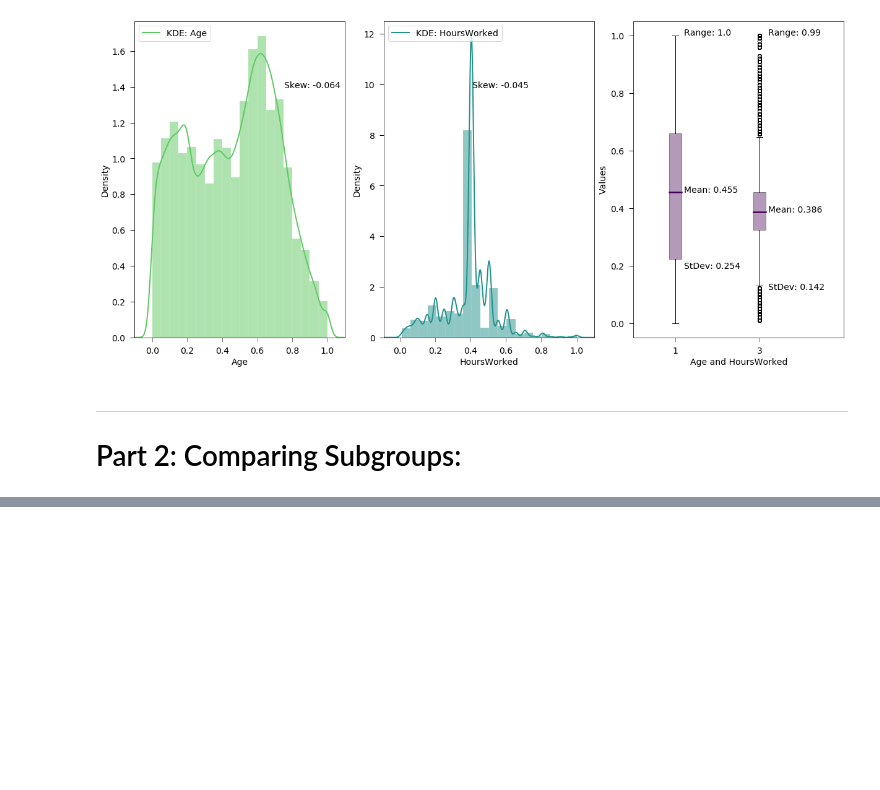
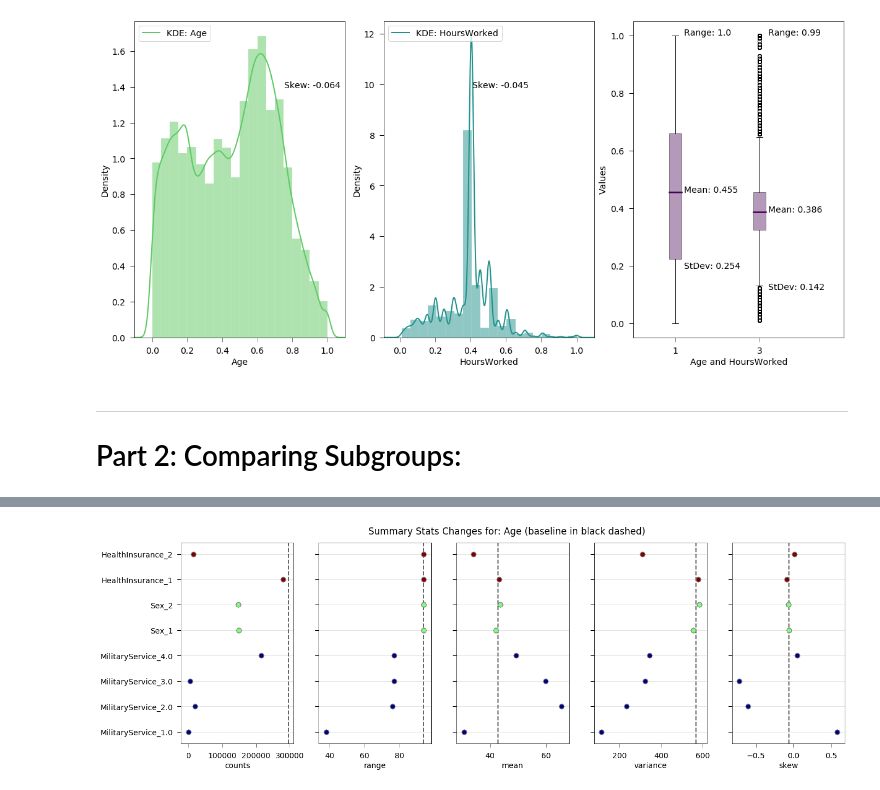
Before and after one commit to MTabbutt/SubGroupExplorerTool_DataViz_CS765, a Jupyter notebook: ToolDev_Exploration.ipynb, the cells around one changed output, grey strips where cells are left out. Drawn from its saved outputs; the diff is of its cells as text; code cells hidden in the pictures; blank space fills up the shorter version.

```diff
--- a/ToolDev_Exploration.ipynb
+++ b/ToolDev_Exploration.ipynb
@@ -344,0 +313,3 @@ cm.get_cmap('viridis', len(categories))(1/len(categories)*4)
+# %%
+subgroupMatrix = census_data.getSubGroupsMatrix(df_subset, ['MilitaryService', 'Sex', 'HealthInsurance'], "Age")
+subgroupMatrix
@@ -344,0 +323,4 @@ cm.get_cmap('viridis', len(categories))(1/len(categories)*4)
+# %%
+census_data.plotSubGroupMatrix("Age", ['MilitaryService', 'Sex', 'HealthInsurance'], subgroupMatrix.columns, style="overview")
+# %% [output]
+[figure, added]
```
Also changed, not shown: parts of 35 cells of this notebook, 2 other files.
